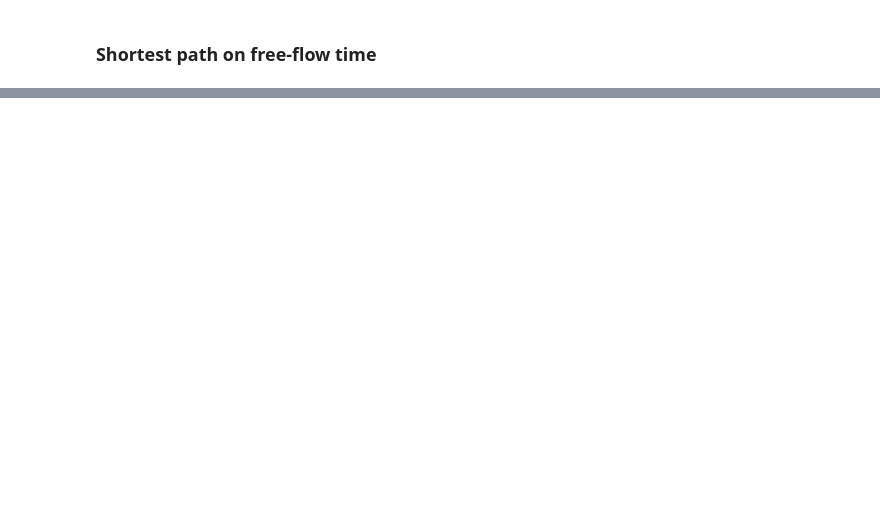
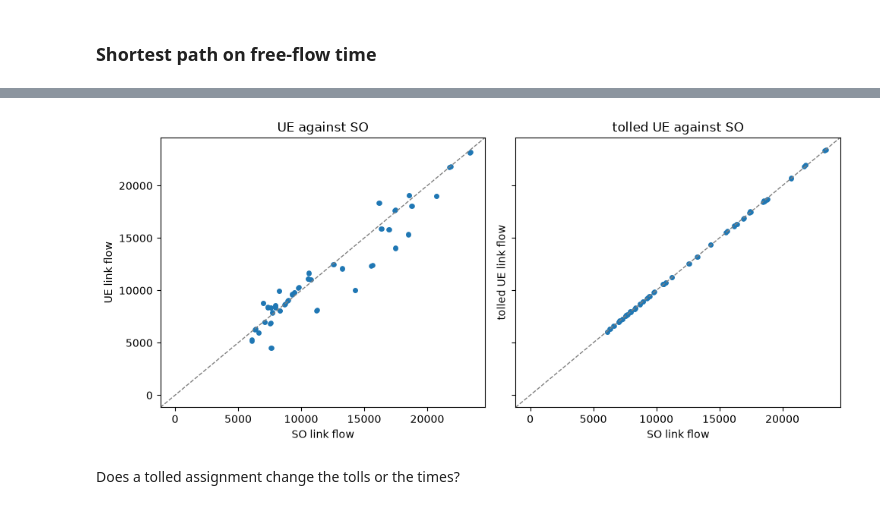
Before and after one commit to Sagar-11/fair-tolling, a Jupyter notebook: experiments/explore_ae_projects.ipynb, the cells around one changed output, grey strips where cells are left out. Cells and saved outputs as stored; diff of their text form; code cells hidden in the pictures; blank space fills up the shorter version.

```diff
--- a/experiments/explore_ae_projects.ipynb
+++ b/experiments/explore_ae_projects.ipynb
@@ -221,0 +332,16 @@ sf.close()
+# %%
+graph = build_graph(sf)
+cars = traffic_class(sf, graph, "sioux-falls_demand")
+ue = traffic_assignment(cars, "UE")
+
+# everything an assignment could change, for the check further down
+before = {
+    "links table, vdf_fftt": sf.network.links.data.vdf_fftt.to_numpy().copy(),
+    "graph.graph.vdf_fftt": graph.graph.vdf_fftt.to_numpy().copy(),
+    "graph.cost": graph.cost.copy(),
+    "graph.compact_cost": graph.compact_cost.copy(),
+    "graph.skims": graph.skims.copy(),
+}
+
+run_assignment(sf, ue, "ae_ue")
+ue.report().tail(3)
@@ -221,0 +472,13 @@ sf.close()
+# %%
+mscp = links.fftt * links.alpha * links.beta * (so_flow / links.capacity) ** links.beta
+
+graph = build_graph(sf, tolls=mscp)
+toll_before = graph.graph.toll.to_numpy().copy()
+cars = traffic_class(sf, graph, "sioux-falls_demand", vot=1.0)
+run_assignment(sf, traffic_assignment(cars, "UE"), "ae_tolled")
+tolled_flow = link_flows(sf, "ae_tolled")
+
+cmp = pd.DataFrame({"UE": ue_flow, "SO": so_flow, "tolled UE": tolled_flow, "toll": mscp})
+cmp["tolled UE - SO"] = cmp["tolled UE"] - cmp.SO
+print(f"largest |tolled UE - SO| link flow: {cmp['tolled UE - SO'].abs().max():.1f}  (largest |UE - SO|: {(cmp.UE - cmp.SO).abs().max():.1f})")
+cmp.sort_values("toll", ascending=False).head(8).round(2)
@@ -221,0 +497,11 @@ sf.close()
+# %%
+fig, axes = plt.subplots(1, 2, figsize=(10, 4.5), sharex=True, sharey=True)
+for ax, column in zip(axes, ["UE", "tolled UE"]):
+    ax.scatter(cmp.SO, cmp[column], s=14)
+    ax.axline((0, 0), slope=1, color="grey", lw=1, ls="--")
+    ax.set(xlabel="SO link flow", ylabel=f"{column} link flow", title=f"{column} against SO")
+plt.tight_layout()
+# %% [output]
+[figure, added]
+# %% [markdown]
+Does a tolled assignment change the tolls or the times?
```
Also changed, not shown: parts of 76 cells of this notebook, 56 other files.
